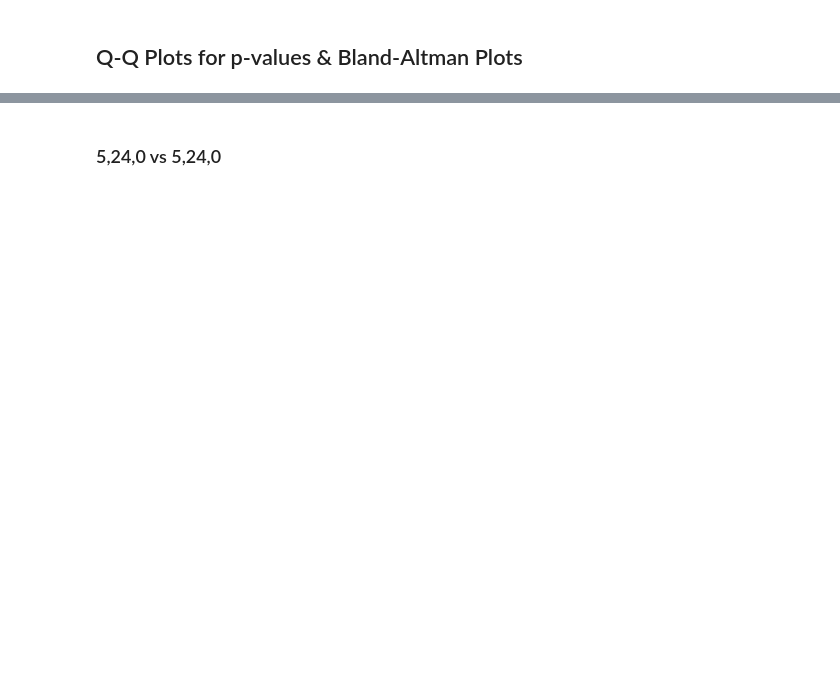
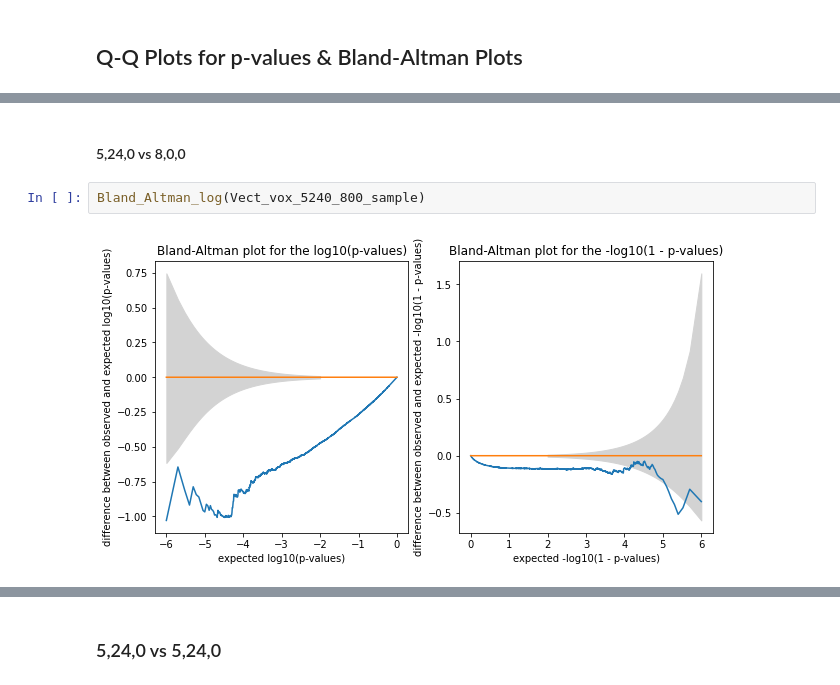
Before and after one commit to xroll174/Correct-Variability-Pipelines, a Jupyter notebook: results/Results.ipynb, the cells around one changed output, grey strips where cells are left out. Drawn from its saved outputs; the diff is of its cells as text; blank space fills up the shorter version.

```diff
--- a/results/Results.ipynb
+++ b/results/Results.ipynb
@@ -444,0 +514,6 @@ Vect_vox_800_800_sample = voxel_concat_sample(8,0,0,8,0,0);
+# %% [markdown]
+#### 5,24,0 vs 8,0,0
+# %%
+Bland_Altman_log(Vect_vox_5240_800_sample)
+# %% [output]
+[figure, added]
```
Also changed, not shown: parts of 21 cells of this notebook.
